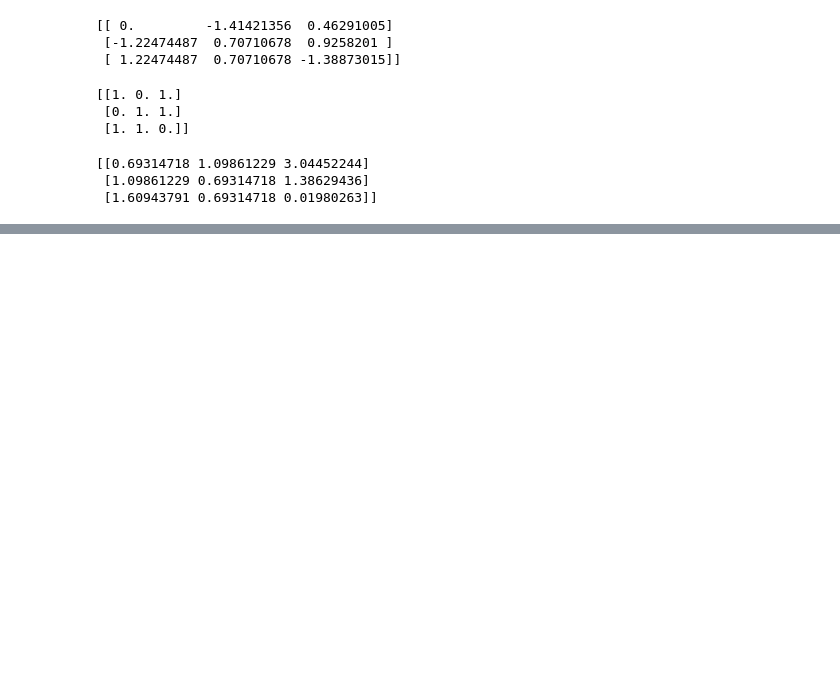
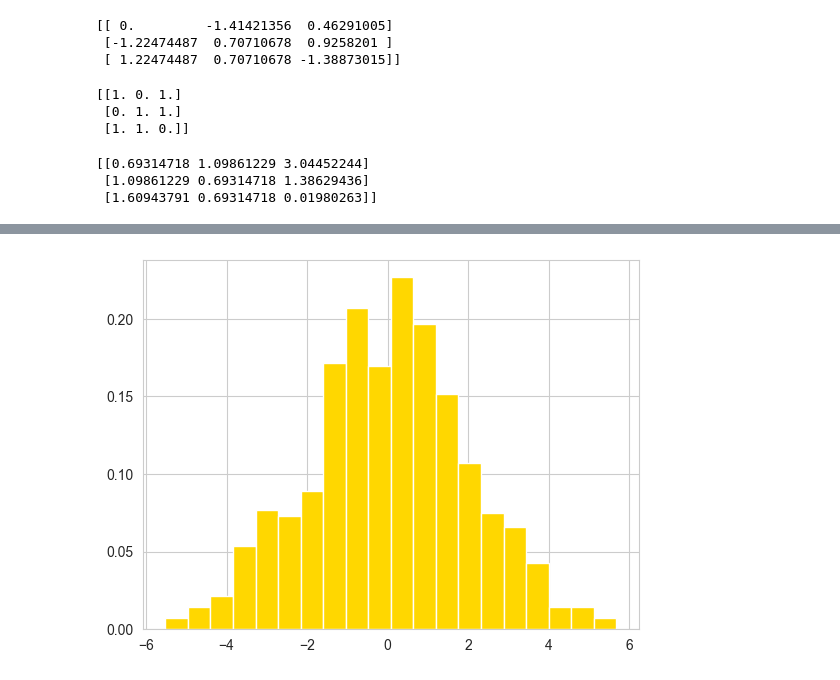
Before and after one commit to rajkonkret/PythonProjectAnaliza-20-10-2025, a Jupyter notebook: cwiczenie12.ipynb, the cells around one changed output, grey strips where cells are left out. Drawn from its saved outputs; the diff is of its cells as text; code cells hidden in the pictures; blank space fills up the shorter version.

```diff
--- a/cwiczenie12.ipynb
+++ b/cwiczenie12.ipynb
@@ -74,0 +84,5 @@ print(np.log(X+1))
+# %%
+plt.hist(x2, density=True, bins=20, color="gold")
+plt.show()
+# %% [output]
+[figure, added]
```
Also changed, not shown: parts of 16 cells of this notebook.
